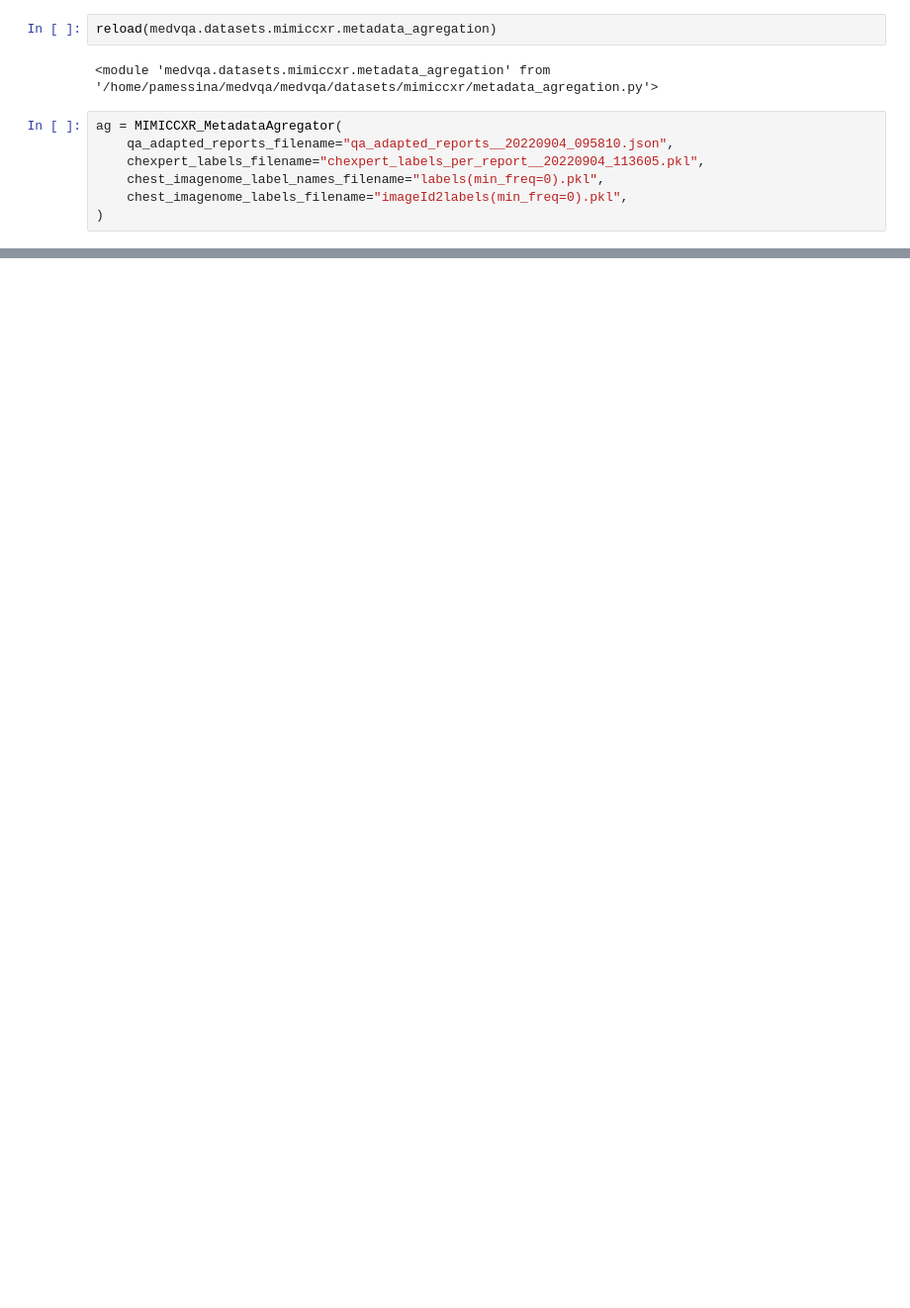
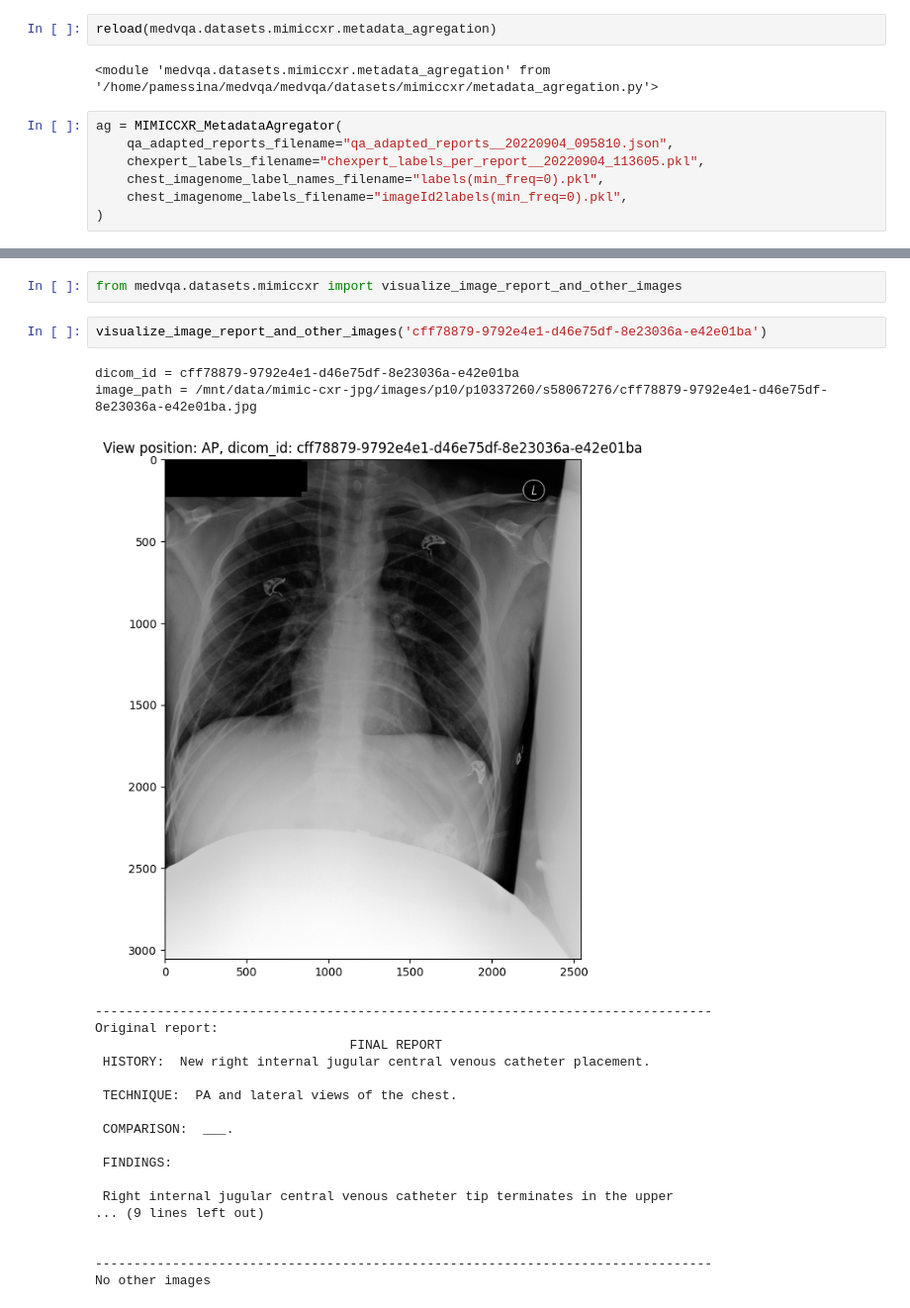
Before and after one commit to PabloMessina/MedVQA, a Jupyter notebook: medvqa/datasets/notebooks/Searching and describing reports.ipynb, the cells around one changed output, grey strips where cells are left out. Shown at 99% size. Drawn from its saved outputs; the diff is of its cells as text; blank space fills up the shorter version.

```diff
--- a/medvqa/datasets/notebooks/Searching and describing reports.ipynb
+++ b/medvqa/datasets/notebooks/Searching and describing reports.ipynb
@@ -67,2 +66,27 @@ pneumonia
+# %%
+from medvqa.datasets.mimiccxr import visualize_image_report_and_other_images
+# %%
+visualize_image_report_and_other_images('cff78879-9792e4e1-d46e75df-8e23036a-e42e01ba')
+# %% [output]
+dicom_id = cff78879-9792e4e1-d46e75df-8e23036a-e42e01ba
+image_path = /mnt/data/mimic-cxr-jpg/images/p10/p10337260/s58067276/cff78879-9792e4e1-d46e75df-8e23036a-e42e01ba.jpg
+[figure, added]
+--------------------------------------------------------------------------------
+Original report:
+                                 FINAL REPORT
+ HISTORY:  New right internal jugular central venous catheter placement.
+
+ TECHNIQUE:  PA and lateral views of the chest.
+
+ COMPARISON:  ___.
+
+ FINDINGS:
+
+ Right internal jugular central venous catheter tip terminates in the upper
+... (9 lines left out)
+
+
+--------------------------------------------------------------------------------
+No other images
 # %%
 from pprint import pprint
```
Also changed, not shown: parts of 5 cells of this notebook, 22 other files.
